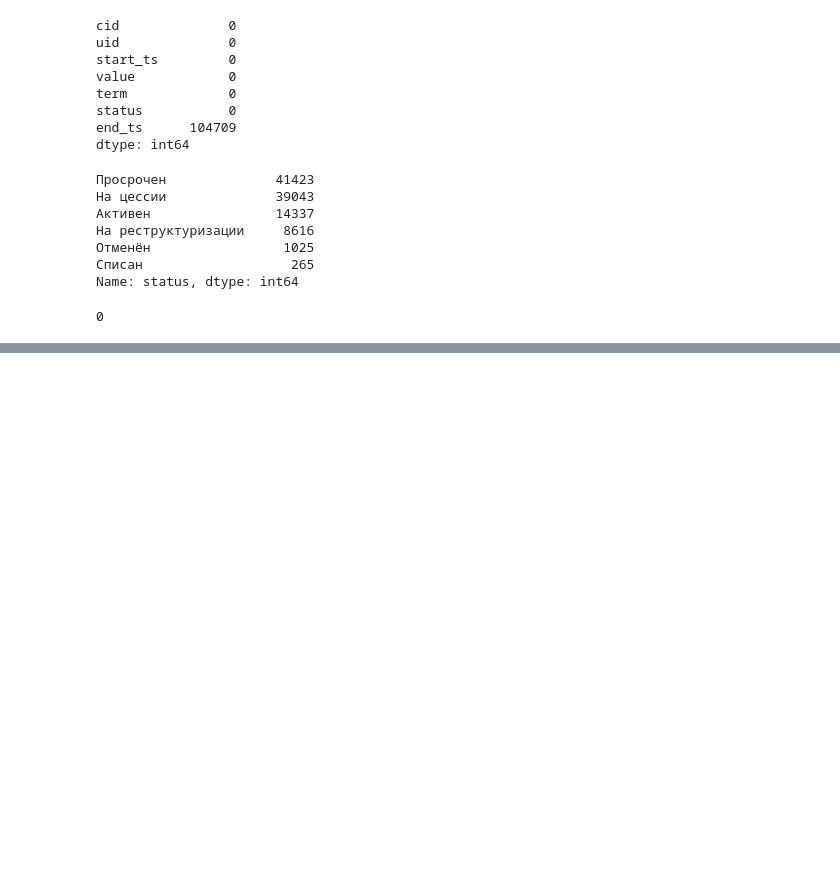
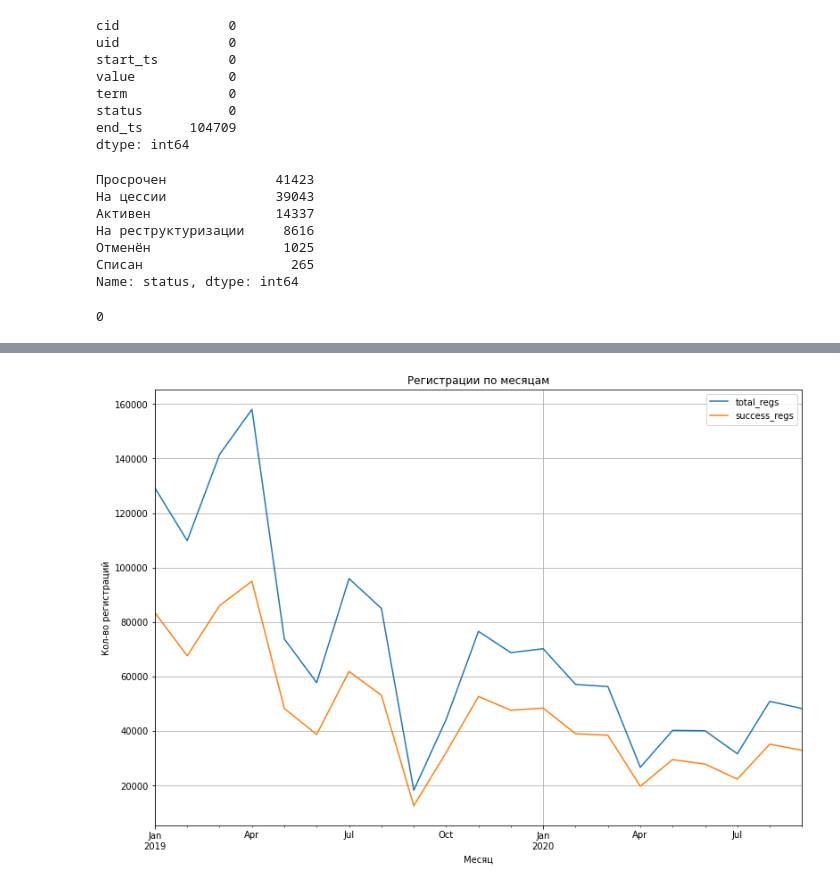
Before and after one commit to g0vn0c0d3r/da, a Jupyter notebook: data/Untitled.ipynb, the cells around one changed output, grey strips where cells are left out. Saved outputs shown, nothing was run; the diff lists cells and outputs as text; code cells hidden in the pictures; blank space fills up the shorter version.

```diff
--- a/data/Untitled.ipynb
+++ b/data/Untitled.ipynb
@@ -171,0 +179,8 @@ loans.duplicated().sum()
+# %%
+# добавим в таблицу regs столбцы: date, week, month - день, неделя и месяц регистрации
+regs['date'] = regs['ts'].dt.date
+regs['week'] = regs['ts'].dt.to_period('W').apply(lambda r: r.start_time)
+regs['month'] = regs['ts'].astype('datetime64[M]')
+
+# проверяем
+regs.head()
@@ -171,0 +194,7 @@ loans.duplicated().sum()
+# %%
+# сгруппируем данные по месяцам, посчитаем общее кол-во регистраци и кол-во успешных регистраций
+regs_by_month = regs.groupby(by='month').agg({'cid': 'nunique', 'is_reg_complete': 'sum'})
+regs_by_month.columns = ['total_regs', 'success_regs']
+
+# смотрим
+regs_by_month
@@ -171,0 +220,8 @@ loans.duplicated().sum()
+# %%
+# построим график
+regs_by_month.plot(figsize=(13, 9), grid=True);
+plt.title('Регистрации по месяцам');
+plt.xlabel('Месяц');
+plt.ylabel('Кол-во регистраций');
+# %% [output]
+[figure, added]
```
Also changed, not shown: parts of 20 cells of this notebook.
